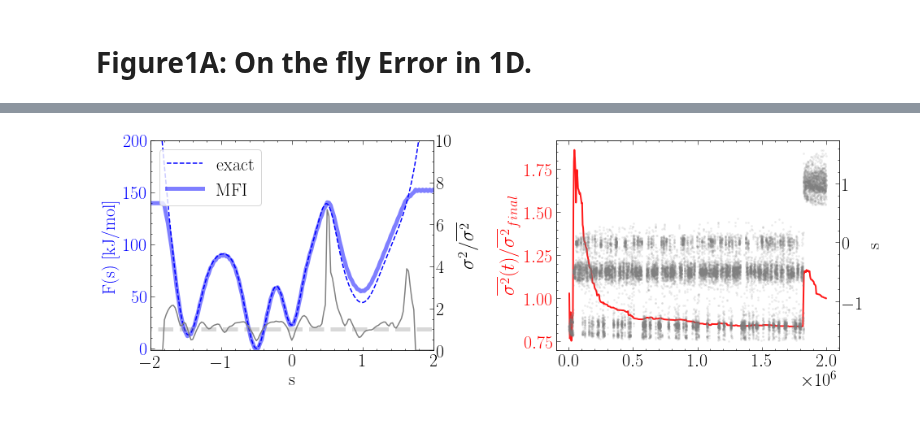
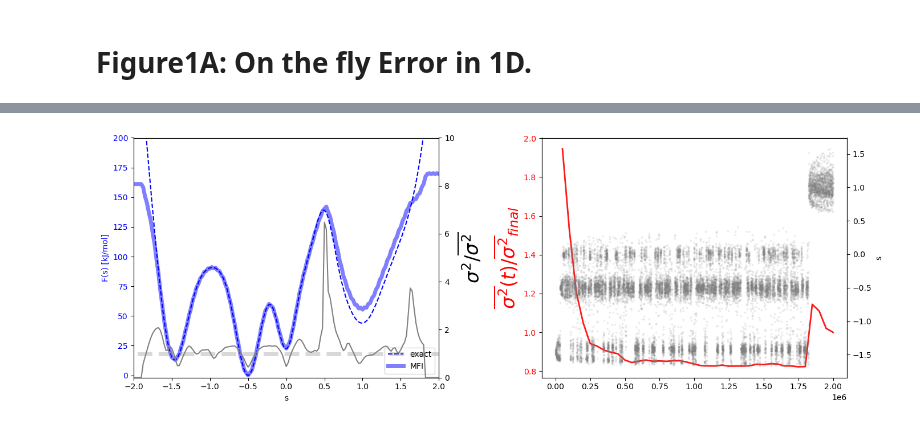
Before and after one commit to mme-ucl/MFI, a Jupyter notebook: Manuscript_Results/Figure1A.ipynb, the cells around one changed output, grey strips where cells are left out. Drawn from its saved outputs; the diff is of its cells as text; code cells hidden in the pictures.

```diff
--- a/Manuscript_Results/Figure1A.ipynb
+++ b/Manuscript_Results/Figure1A.ipynb
@@ -57,6 +60,5 @@ run_plumed.run_langevin1D(analytical_function = "1*x^8-50*exp(-(x-1)^2/0.1)-93*e
 # %%
-os.chdir("/Users/matteo/Projects/MFI_paper_figures/Figure1A")
-
+os.chdir(path_manustript + "Figure1A")
 
 #Read the HILLS file
 HILLS=MFI1D.load_HILLS(hills_name="HILLS")
@@ -70,11 +72,12 @@ position = MFI1D.load_position(position_name="position")
 # [X, Ftot_den, Ftot, ofv, ofe, ofv_history, ofe_history, time_history, intermediate_fes_list, intermediate_time_list] = MFI1D.MFI_1D_cutoff(HILLS = HILLS, position = position, bw = 0.1, kT = 1, log_pace = 5, error_pace = 100, min_grid=-2.0, max_grid=2.0, WellTempered=1, intermediate_fes_number=100, truncation_limit=10**-5)
 # [X, Ftot_den, Ftot, FES, ofv, ofe, ofv_history, ofe_history, time_history, intermediate_fes_list, intermediate_time_list]
 
-[X, Ftot_den, Ftot, FES, ofv, ofe, cutoff, ofv_history, ofe_history, time_history, intermediate_fes_list, intermediate_time_list] = MFI1D.MFI_1D(HILLS = HILLS, position = position, bw = 0.03, kT = 1, log_pace = 20, error_pace = 500, min_grid=-2.5, max_grid=2.5, WellTempered=1, intermediate_fes_number=100, truncation_limit=10**-8, FES_cutoff=1000)
+X, Ftot_den, Ftot_den2, Ftot, ofv_num, FES, ofv, ofe, cutoff, error_evol, fes_error_cutoff_evol = MFI1D.MFI_1D(HILLS = HILLS, position = position, bw = 0.03, kT = 1, log_pace = 4000, error_pace = 500, min_grid=-2.5, max_grid=2.5, WellTempered=1, FES_cutoff=200)
 
 # Integrate Ftot, obtain FES
-# FES = MFI1D.intg_1D(X,Ftot)
+FES = MFI1D.intg_1D(Ftot, X[1]-X[0])
+
 # Plot Recap
-#MFI1D.plot_recap(X, MFI1D.zero_to_nan(FES*cutoff), MFI1D.zero_to_nan(Ftot_den*cutoff), MFI1D.zero_to_nan(ofe*cutoff), ofe_history, time_history, FES_lim=141, ofe_lim = 0, error_log_scale=0)
+MFI1D.plot_recap(X, MFI1D.zero_to_nan(FES*cutoff), MFI1D.zero_to_nan(Ftot_den*cutoff), MFI1D.zero_to_nan(ofe*cutoff), error_evol[1], error_evol[3], FES_lim=200, ofe_lim = 0, error_log_scale=0)
 # %% [output]
 20000
@@ -97,37 +90,37 @@ position = MFI1D.load_position(position_name="position")
 # %%
-    fig, axs = plt.subplots(1, 2, figsize=(14, 5))
+fig, axs = plt.subplots(1, 2, figsize=(14, 5))
 
-    #Left plot
-    axs[0].set_ylabel('F(s) [kJ/mol]',color='blue')
-    axs[0].set_xlabel('s')
-    axs[0].set_xlim(-2,2)
-    axs[0].set_ylim(-2,200)
-    axs[0].plot(x, y-min(y),'--',color='blue',label='exact');
-    axs[0].plot(X, FES,color='blue',linewidth=5,alpha=0.5,label="MFI");
-    axs[0].tick_params(axis ='y', labelcolor = 'blue')
+#Left plot
+axs[0].set_ylabel('F(s) [kJ/mol]',color='blue')
+axs[0].set_xlabel('s')
+axs[0].set_xlim(-2,2)
+axs[0].set_ylim(-2,200)
+axs[0].plot(x, y-min(y),'--',color='blue',label='exact');
+axs[0].plot(X, FES,color='blue',linewidth=5,alpha=0.5,label="MFI");
+axs[0].tick_params(axis ='y', labelcolor = 'blue')
 
-    ax1 = axs[0].twinx()
-    ax1.set_ylabel('$\sigma^2/\overline{\sigma^2}$', fontsize=24, color='black')
-    ax1.tick_params(axis ='y', labelcolor = 'black', right = True , labelright = True )
-    ax1.set_ylim([0, 10] )
-    ax1.plot(X, ofe/np.mean(ofe),color="grey",label="$\sigma^2(s)$");
-    ax1.plot(X, np.zeros(len(X))+1,'--',linewidth=5,color="grey", alpha=0.3,label="$\overline{\sigma^2(s)}$");
+ax1 = axs[0].twinx()
+ax1.set_ylabel('$\sigma^2/\overline{\sigma^2}$', fontsize=24, color='black')
+ax1.tick_params(axis ='y', labelcolor = 'black', right = True , labelright = True )
+ax1.set_ylim([0, 10] )
+ax1.plot(X, ofe/np.mean(ofe),color="grey",label="$\sigma^2(s)$");
+ax1.plot(X, np.zeros(len(X))+1,'--',linewidth=5,color="grey", alpha=0.3,label="$\overline{\sigma^2(s)}$");
 
-    axs[0].legend()
+axs[0].legend()
 
-    #Right plot
-    ax2 = axs[1].twinx()
+#Right plot
+ax2 = axs[1].twinx()
 
-    axs[1].plot([time/0.005 for time in time_history], ofe_history/ofe_history[np.size(ofe_history)-1],color='red',linewidth=2,alpha=0.9);
-    axs[1].set_ylabel('$\overline{\sigma^2}(t)/\overline{\sigma^2}_{final}$', fontsize=24, color='red')
-    axs[1].tick_params(axis ='y', labelcolor = 'red')
-    ax2.set_xlabel('Simulation steps')
-    ax2.set_ylabel('s',color='black')
-    ax2.tick_params(axis ='y', labelcolor = 'black')
-    ax2.scatter(HILLS[:,0]/0.005,HILLS[:,1],color='grey',s=3, alpha=0.1)
+axs[1].plot([time/0.005 for time in error_evol[3]], error_evol[1]/error_evol[1][np.size(error_evol[1])-1],color='red',linewidth=2,alpha=0.9);
+axs[1].set_ylabel('$\overline{\sigma^2}(t)/\overline{\sigma^2}_{final}$', fontsize=24, color='red')
+axs[1].tick_params(axis ='y', labelcolor = 'red')
+ax2.set_xlabel('Simulation steps')
+ax2.set_ylabel('s',color='black')
+ax2.tick_params(axis ='y', labelcolor = 'black')
+ax2.scatter(HILLS[:,0]/0.005,HILLS[:,1],color='grey',s=3, alpha=0.1)
 
-    fig.tight_layout()
+fig.tight_layout()
 
-    plt.savefig('Figure1A', dpi=600, bbox_inches='tight')
+plt.savefig('Figure1A', dpi=600, bbox_inches='tight')
 # %% [output]
-[figure, old version]
+[figure, new version]
```
Also changed, not shown: parts of 4 cells of this notebook, 53 other files.
